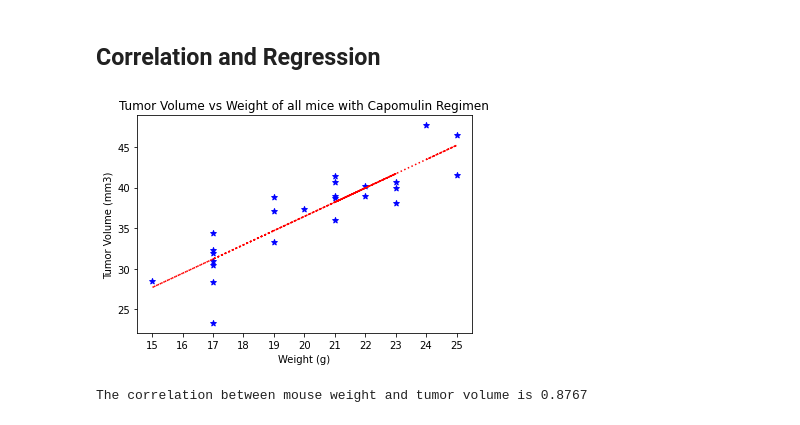
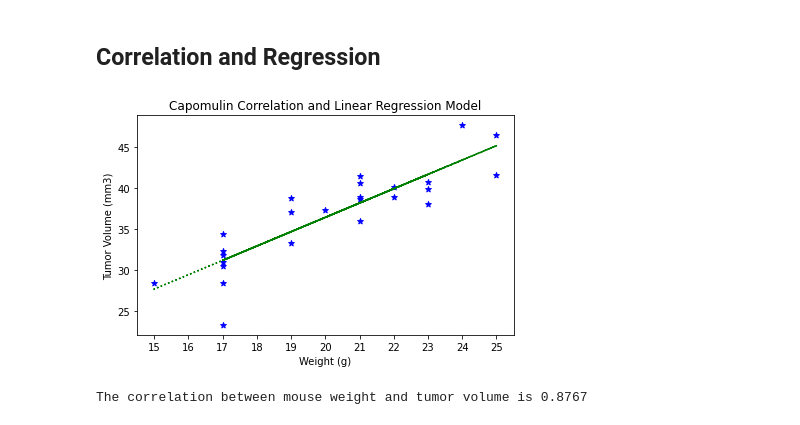
Before and after one commit to gigi8android/matplotlib-challenge, a Jupyter notebook: scrap_pymaceutical_final.ipynb, the cells around one changed output. Drawn from its saved outputs; the diff is of its cells as text; code cells hidden in the pictures.

```diff
--- a/scrap_pymaceutical_final.ipynb
+++ b/scrap_pymaceutical_final.ipynb
@@ -341,14 +343,23 @@ plt.plot(x_axis, y_axis, linestyle='-.', marker='s', markerfacecolor='black', co
 # %%
-# Generate a scatter plot of tumor volume versus mouse weight for the Capomulin regimen
-capo_mouse_weight = capomulin_mice["Weight (g)"]
-capo_mouse_tumor_vol = capomulin_mice["Tumor Volume (mm3)"]
+# Generate a scatter plot of average tumor volume vs. mouse weight for the Capomulin regimen
+
+# Calculate average volume and weight for mice with capoline treatment
+capo_mouse_mean = capomulin_mice.groupby(["Mouse ID"])["Weight (g)"].mean()
+capo_mouse_weight = capo_mouse_mean.values
+
+capo_mouse_tumor_mean = capomulin_mice.groupby(["Mouse ID"])['Tumor Volume (mm3)'].mean()
+capo_mouse_tumor_vol = capo_mouse_tumor_mean.values
+
+# Scatter plot
 plt.scatter(capo_mouse_weight, capo_mouse_tumor_vol, marker="*",color="blue")
 
 # Label & title the graph
 plt.title("Tumor Volume vs Weight of all mice with Capomulin Regimen")
 plt.xlabel("Mouse Weight (g)")
 plt.ylabel("Tumor Volume (mm3)")
+
 # set range of values for xticks
 plt.xticks(np.arange(min(capo_mouse_weight),max(capo_mouse_weight)+1,1.0))
+plt.tight_layout()
 plt.show()
 # %% [output]
@@ -358,23 +372,27 @@ plt.show()
 # %%
 # Plot scatter graph
 plt.scatter(capo_mouse_weight, capo_mouse_tumor_vol, marker="*",color="blue")
 
 # Plot linear regression
-slope, int, r, p, std_err = st.linregress(capo_mouse_weight, capo_mouse_tumor_vol)
-fit = slope * capo_mouse_weight + int
-plt.plot(capo_mouse_weight, fit, "r:")
+(slope, intercept, r, p, std_err) = st.linregress(capo_mouse_weight, capo_mouse_tumor_vol)
+fit = capo_mouse_weight * slope + intercept
+
+# Add regression line
+plt.plot(capo_mouse_weight, fit, "g:")
 
 # Label & title the graph
-plt.title("Tumor Volume vs Weight of all mice with Capomulin Regimen")
+plt.title("Capomulin Correlation and Linear Regression Model")
 plt.xlabel("Weight (g)")
 plt.ylabel("Tumor Volume (mm3)")
+
 # set range of values for xticks
 plt.xticks(np.arange(min(capo_mouse_weight),max(capo_mouse_weight)+1,1.0))
+plt.tight_layout()
 plt.show()
 
 # Calculate the correlation coefficient and linear regression model between mouse weight and average tumor volume for the Capomulin treatment
 data_correlation = st.pearsonr(capo_mouse_weight, capo_mouse_tumor_vol)
 print(f"\033[43m\033[1mThe correlation between mouse weight and tumor volume is {round(data_correlation[0],4)}\033[0m")
 # %% [output]
-[figure, old version]
+[figure, new version]
 The correlation between mouse weight and tumor volume is 0.8767
```
Also changed, not shown: parts of 3 cells of this notebook.
